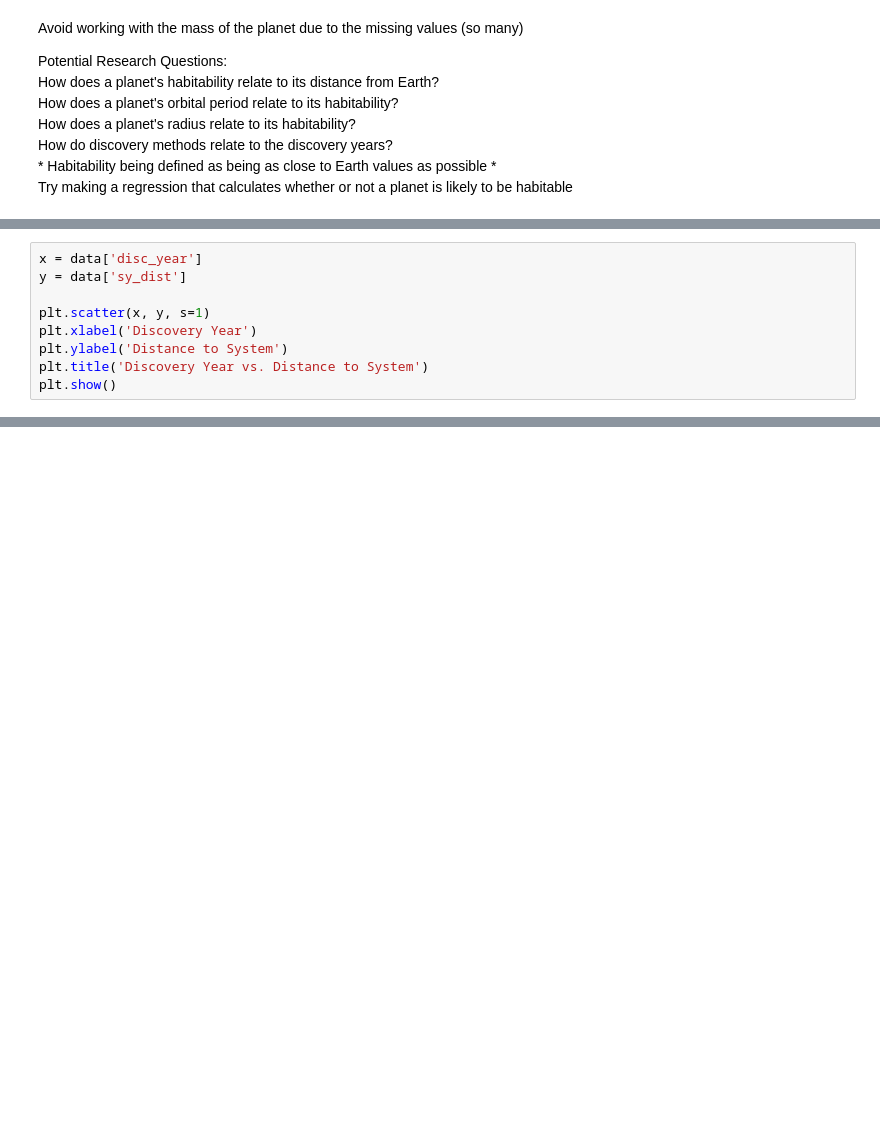
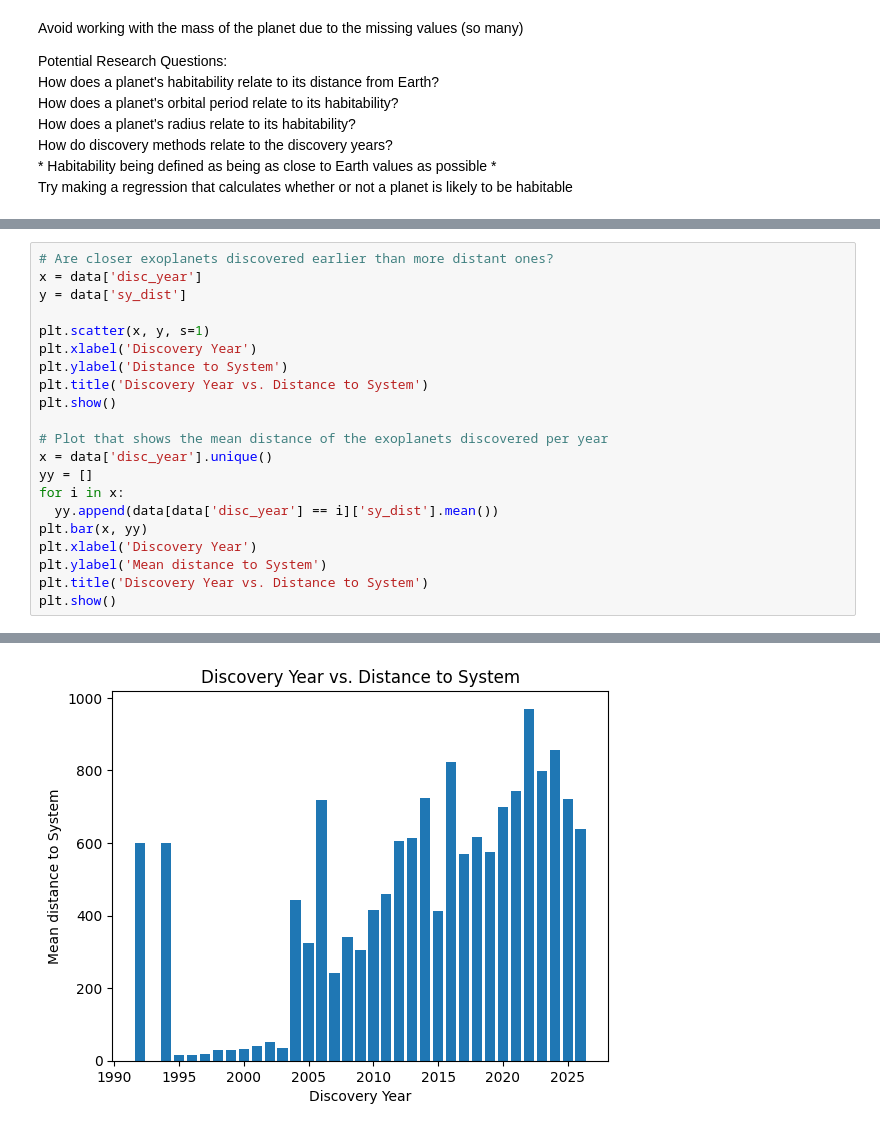
Before and after one commit to k-loaeza/dsrp, a Jupyter notebook: projectkloaeza.ipynb, the cells around one changed output, grey strips where cells are left out. Saved outputs shown, nothing was run; the diff lists cells and outputs as text; blank space fills up the shorter version.

```diff
--- a/projectkloaeza.ipynb
+++ b/projectkloaeza.ipynb
@@ -150,11 +158,24 @@ Try making a regression that calculates whether or not a planet is likely to be
 # %%
+# Are closer exoplanets discovered earlier than more distant ones?
 x = data['disc_year']
 y = data['sy_dist']
 
 plt.scatter(x, y, s=1)
 plt.xlabel('Discovery Year')
 plt.ylabel('Distance to System')
 plt.title('Discovery Year vs. Distance to System')
 plt.show()
+
+# Plot that shows the mean distance of the exoplanets discovered per year
+x = data['disc_year'].unique()
+yy = []
+for i in x:
+  yy.append(data[data['disc_year'] == i]['sy_dist'].mean())
+plt.bar(x, yy)
+plt.xlabel('Discovery Year')
+plt.ylabel('Mean distance to System')
+plt.title('Discovery Year vs. Distance to System')
+plt.show()
 # %% [output]
 [figure]
+[figure, added]
```
Also changed, not shown: parts of 13 cells of this notebook.
